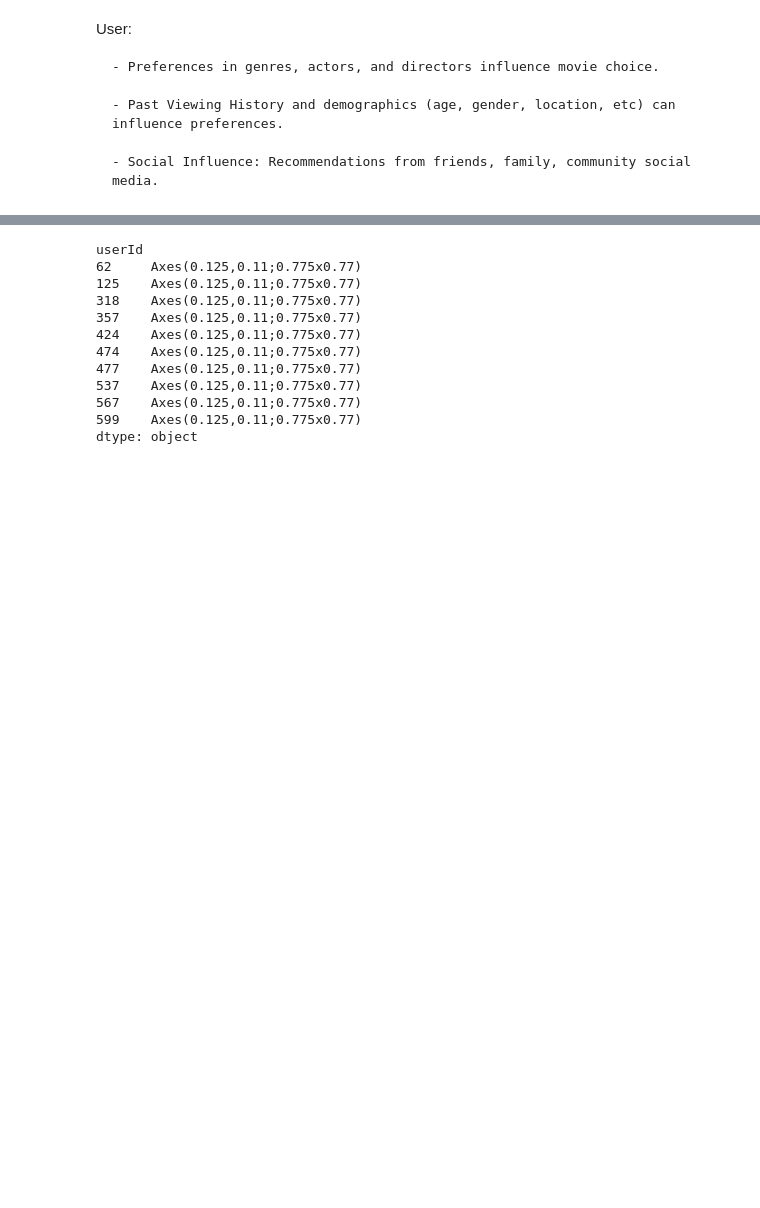
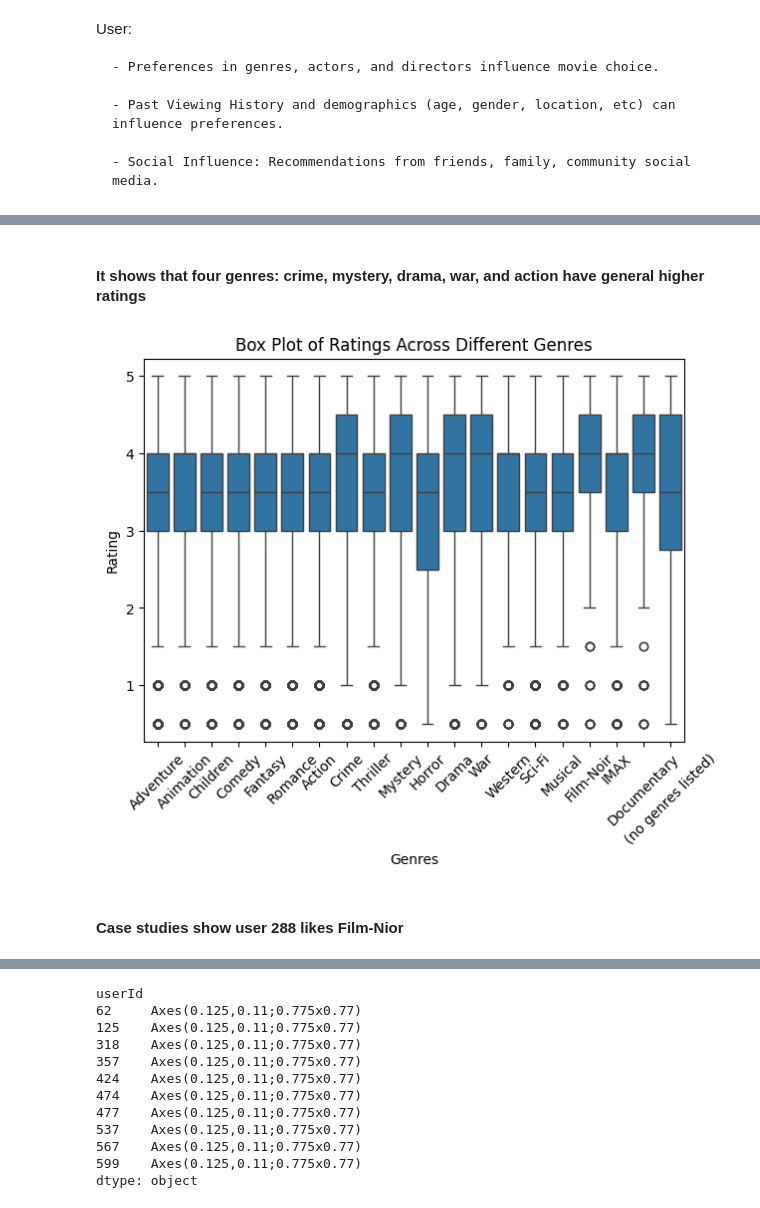
Before and after one commit to bert4geng/recommend_pub, a Jupyter notebook: notebooks/data_analysis_report.ipynb, the cells around one changed output, grey strips where cells are left out. Saved outputs shown, nothing was run; the diff lists cells and outputs as text; code cells hidden in the pictures; blank space fills up the shorter version.

```diff
--- a/notebooks/data_analysis_report.ipynb
+++ b/notebooks/data_analysis_report.ipynb
@@ -38,0 +47,6 @@ links_df = pd.read_csv(LINKS, header=0)
+# %%
+genres_data = pd.merge(ratings_df, movies_df, on=['movieId'], how='inner')
+# %%
+genres_data['genres'] = genres_data['genres'].astype(str)
+genres_data['genres'] = genres_data['genres'].str.split('|')
+exploded_genres = genres_data.explode('genres')
@@ -38,0 +56,13 @@ links_df = pd.read_csv(LINKS, header=0)
+# %% [markdown]
+#### It shows that four genres: crime, mystery, drama, war, and action have general higher ratings
+# %%
+# Creating a box plot
+plt.figure(figsize=(7, 5))
+sns.boxplot(data=exploded_genres, x='genres', y='rating')
+plt.xticks(rotation=45)
+plt.title('Box Plot of Ratings Across Different Genres')
+plt.xlabel('Genres')
+plt.ylabel('Rating')
+plt.show()
+# %% [output]
+[figure, added]
@@ -38,0 +75,2 @@ links_df = pd.read_csv(LINKS, header=0)
+# %% [markdown]
+#### Case studies show user 288 likes Film-Nior
```
Also changed, not shown: parts of 13 cells of this notebook, 3 other files.
